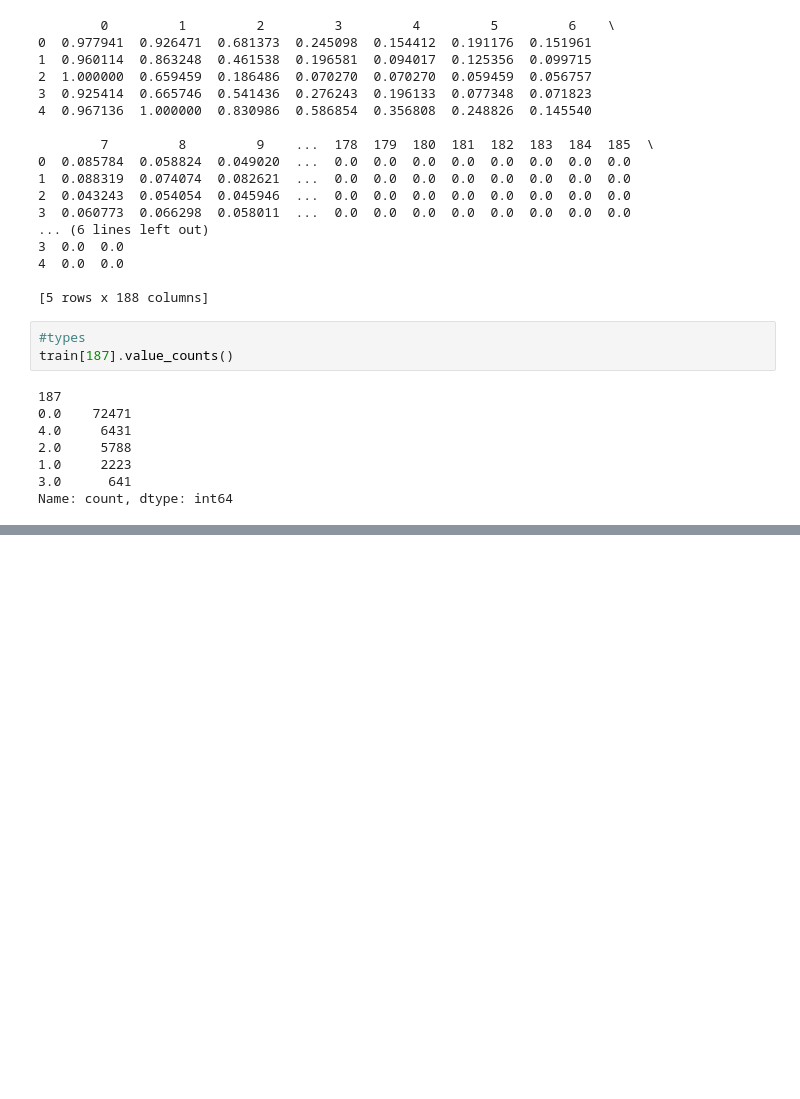
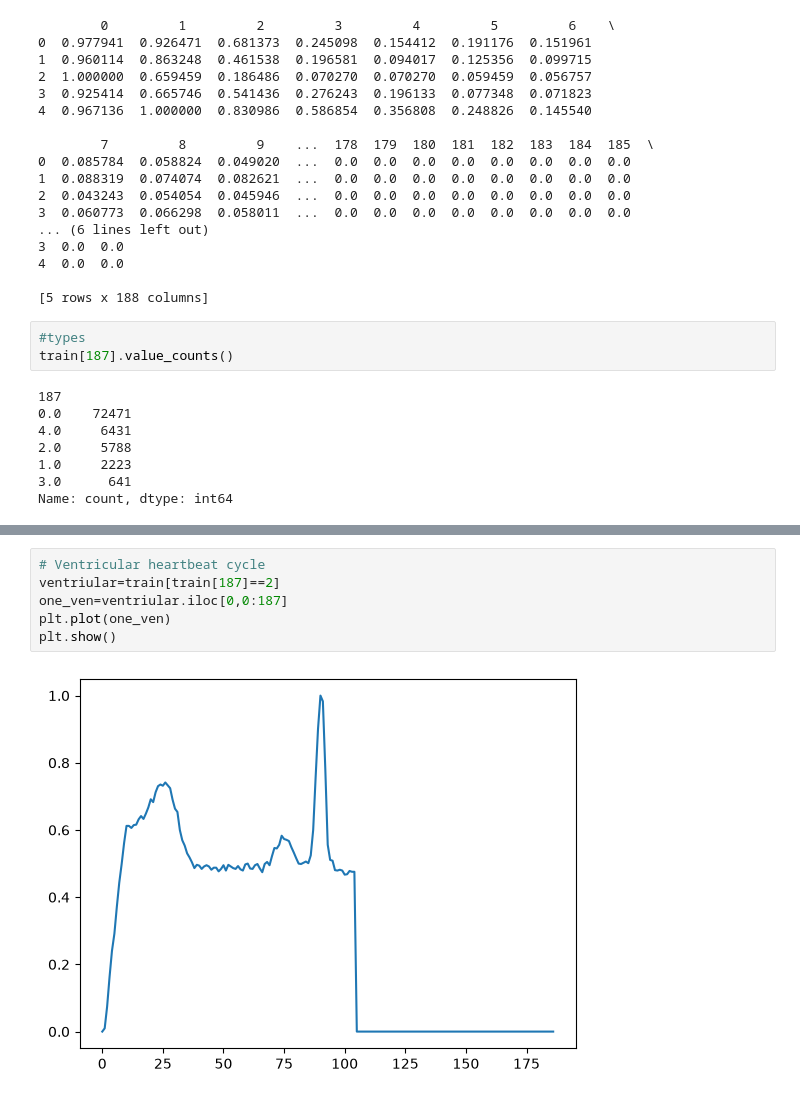
Before and after one commit to josedyanez/ecg-arrhythmia-classifier, a Jupyter notebook: notebooks/01_exploration.ipynb, the cells around one changed output, grey strips where cells are left out. Saved outputs shown, nothing was run; the diff lists cells and outputs as text; blank space fills up the shorter version.

Commit message:
Compare normal and ventricular heartbeats

```diff
--- a/notebooks/01_exploration.ipynb
+++ b/notebooks/01_exploration.ipynb
@@ -39,3 +46,11 @@ plt.plot(one_cycle)
 plt.show()
 # %% [output]
 [figure]
+# %%
+# Ventricular heartbeat cycle
+ventriular=train[train[187]==2]
+one_ven=ventriular.iloc[0,0:187]
+plt.plot(one_ven)
+plt.show()
+# %% [output]
+[figure, added]
```
Also changed, not shown: parts of 4 cells of this notebook.
